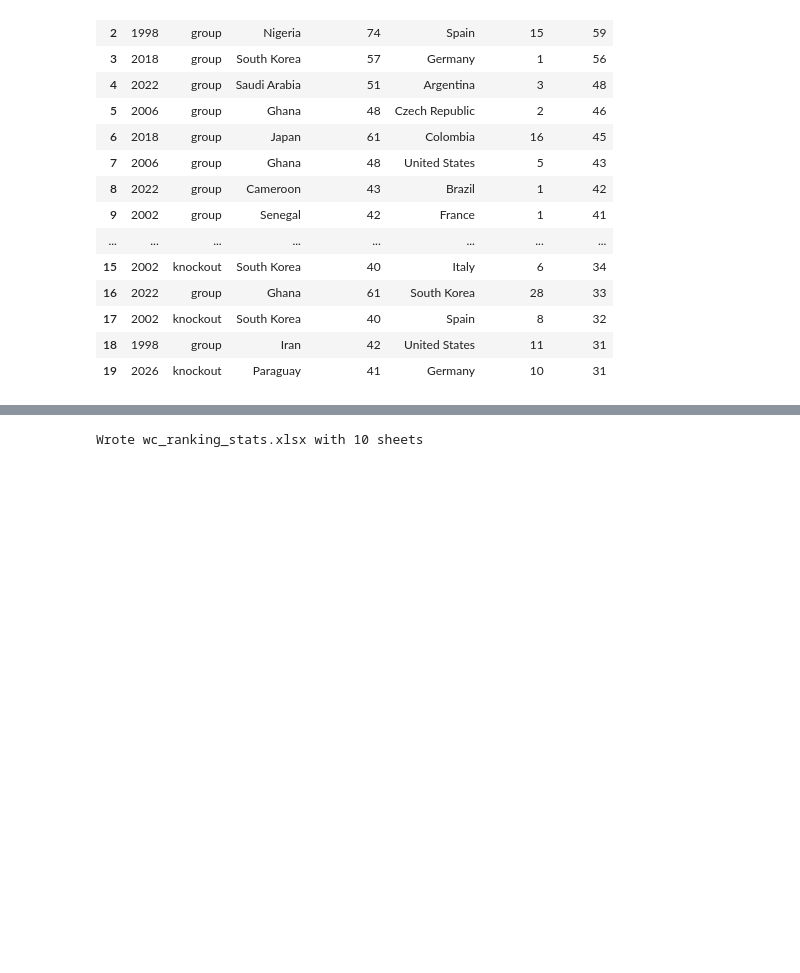
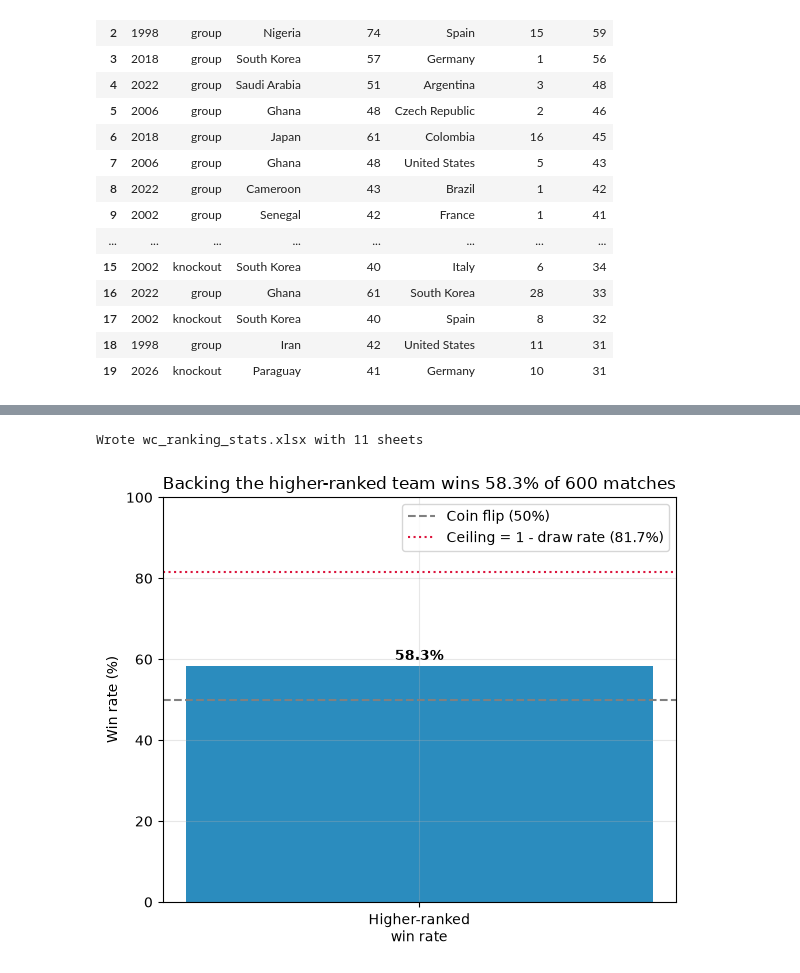
Before and after one commit to bniroula/fifa-analysis, a Jupyter notebook: notebooks/cleanup.ipynb, the cells around one changed output, grey strips where cells are left out. Drawn from its saved outputs; the diff is of its cells as text; code cells hidden in the pictures; blank space fills up the shorter version.

```diff
--- a/notebooks/cleanup.ipynb
+++ b/notebooks/cleanup.ipynb
@@ -402,10 +394,11 @@ from openpyxl.utils import get_column_letter
 
 definitions = pd.DataFrame({
     "Sheet": [
-        "Overall", "By tournament", "By stage", "By rank gap",
+        "Match data", "Overall", "By tournament", "By stage", "By rank gap",
         "Threshold sweep", "Host effect", "Biggest upsets", "Semifinalist alignment",
     ],
     "What it shows": [
+        "Full match-level table: one row per World Cup match with teams, scores, ranks and derived flags.",
         "Baseline: how often the higher-ranked team won, vs. the ceiling set by draws.",
         "Higher-ranked win rate and draw rate for each World Cup.",
         "Win rate split by group stage vs. knockout stage.",
@@ -427,9 +420,13 @@ notes = pd.DataFrame({
     ]
 })
 
+# Full match-level table (drop the interval-binning helper, which Excel can't store).
+match_data = matches.drop(columns=["rank_gap_bucket"], errors="ignore")
+
 sheets = {
     "Definitions": definitions,
     "Notes": notes,
+    "Match data": match_data,
     "Overall": overall_stats,
     "By tournament": by_tournament,
     "By stage": by_stage,
@@ -445,10 +442,42 @@ with pd.ExcelWriter("wc_ranking_stats.xlsx", engine="openpyxl") as writer:
         df.to_excel(writer, sheet_name=name, index=False)
         ws = writer.sheets[name]
         for i, col in enumerate(df.columns, start=1):
-            lengths = df[col].astype(str).map(len)
-            width = max(int(lengths.max()) if len(lengths) else 0, len(str(col))) + 2
+            cell_lengths = [len(str(v)) for v in df[col].tolist()]
+            width = max([len(str(col))] + cell_lengths) + 2
             ws.column_dimensions[get_column_letter(i)].width = min(width, 60)
 
 print("Wrote wc_ranking_stats.xlsx with", len(sheets), "sheets")
 # %% [output]
-Wrote wc_ranking_stats.xlsx with 10 sheets
+Wrote wc_ranking_stats.xlsx with 11 sheets
+# %%
+# === Visualizations ===
+import matplotlib.pyplot as plt
+from pathlib import Path
+
+FIG_DIR = Path("figures")
+FIG_DIR.mkdir(exist_ok=True)
+plt.rcParams["figure.figsize"] = (9, 5)
+plt.rcParams["axes.grid"] = True
+plt.rcParams["grid.alpha"] = 0.3
+BLUE, ORANGE = "#2b8cbe", "#e6550d"
+# %%
+# 1) Headline: higher-ranked win rate vs. the draws-as-loss ceiling.
+n = len(matches)
+win_rate = matches["high_ranked_won"].mean() * 100
+draw_rate = (matches["outcome"] == "draw").mean() * 100
+ceiling = 100 - draw_rate
+
+fig, ax = plt.subplots(figsize=(6, 5))
+ax.bar(["Higher-ranked\nwin rate"], [win_rate], color=BLUE, width=0.5)
+ax.axhline(50, color="gray", ls="--", label="Coin flip (50%)")
+ax.axhline(ceiling, color="crimson", ls=":", label=f"Ceiling = 1 - draw rate ({ceiling:.1f}%)")
+ax.text(0, win_rate + 1.5, f"{win_rate:.1f}%", ha="center", fontweight="bold")
+ax.set_ylim(0, 100)
+ax.set_ylabel("Win rate (%)")
+ax.set_title(f"Backing the higher-ranked team wins {win_rate:.1f}% of {n} matches")
+ax.legend()
+fig.tight_layout()
+fig.savefig(FIG_DIR / "01_headline_win_rate.png", dpi=150)
+plt.show()
+# %% [output]
+[figure, added]
```
Also changed, not shown: parts of 9 cells of this notebook, 1 other file.
